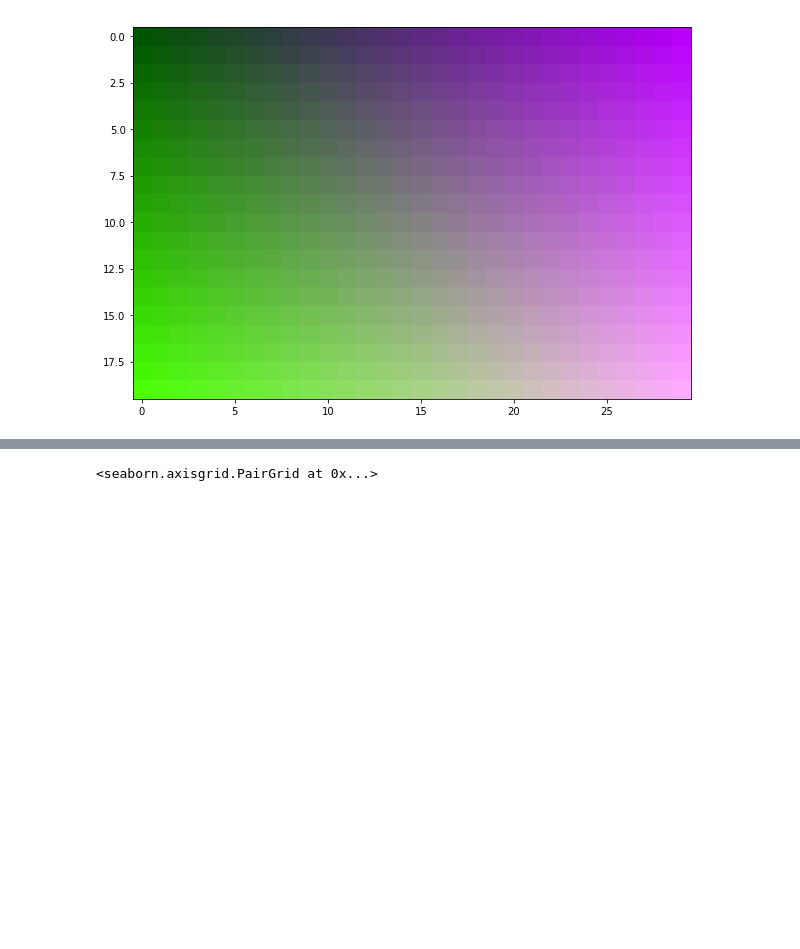
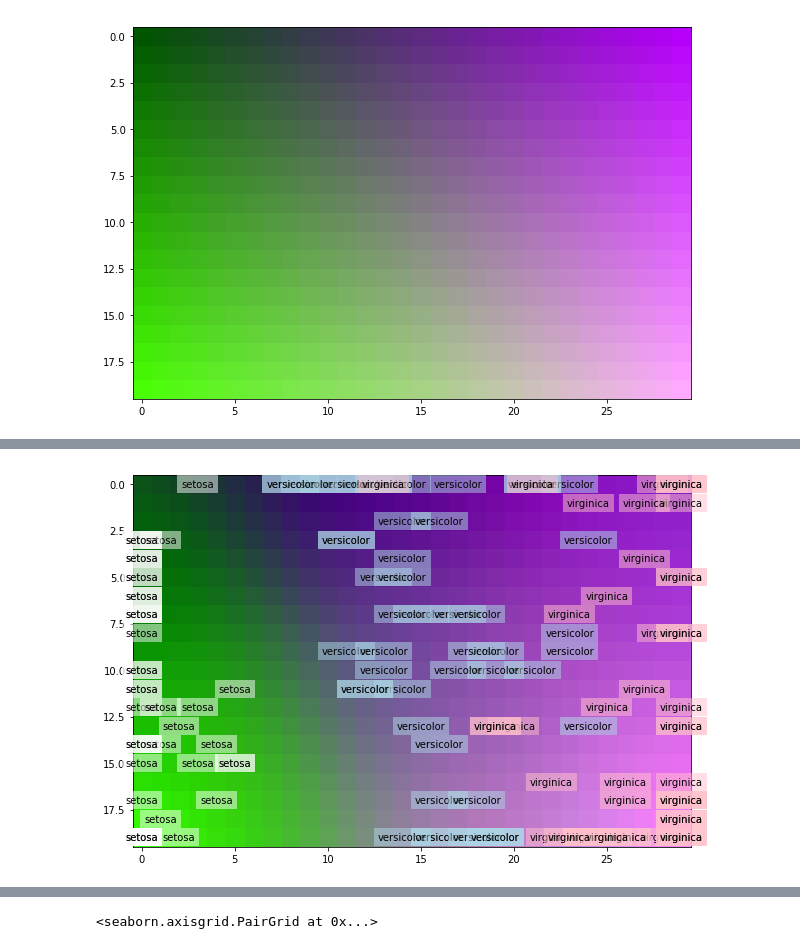
Before and after one commit to darecophoenixx/wordroid.sblo.jp, a Jupyter notebook: demo/som/demo_iris_002.ipynb, the cells around one changed output, grey strips where cells are left out. Drawn from its saved outputs; the diff is of its cells as text; code cells hidden in the pictures; blank space fills up the shorter version.

```diff
--- a/demo/som/demo_iris_002.ipynb
+++ b/demo/som/demo_iris_002.ipynb
@@ -132,3 +139,21 @@ plt.imshow(img)
+# %%
+img = som.conv2img(sobj.landmarks_, (20, 30))
+plt.figure(figsize=(10, 10))
+plt.imshow(img)
+
+for i, m in enumerate(sobj.predict(X_sc)):
+    b, a = divmod(m, sobj.kshape[1])
+    if iris.target_names[iris.target[i]] == 'versicolor':
+        plt.text(a, b, 'versicolor', ha='center', va='center',
+               bbox=dict(facecolor='lightblue', alpha=0.5, lw=0))
+    elif iris.target_names[iris.target[i]] == 'virginica':
+        plt.text(a, b, 'virginica', ha='center', va='center',
+               bbox=dict(facecolor='pink', alpha=0.5, lw=0))
+    else:
+        plt.text(a, b, 'setosa', ha='center', va='center',
+               bbox=dict(facecolor='white', alpha=0.5, lw=0))
+# %% [output]
+[figure, added]
 # %%
 df = pd.DataFrame(sobj.landmarks_)
 sns.pairplot(df, markers='.')
```
Also changed, not shown: parts of 22 cells of this notebook.
